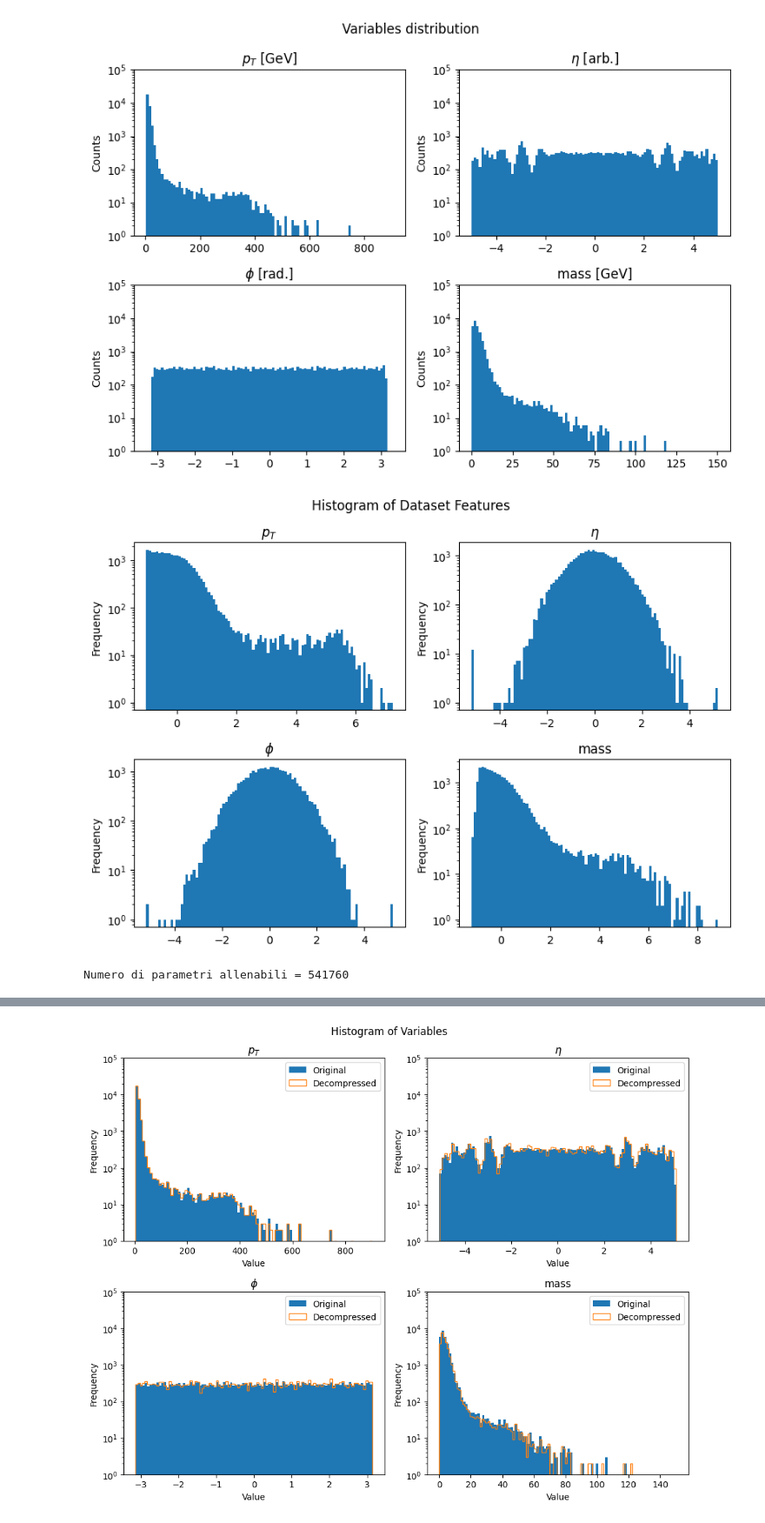
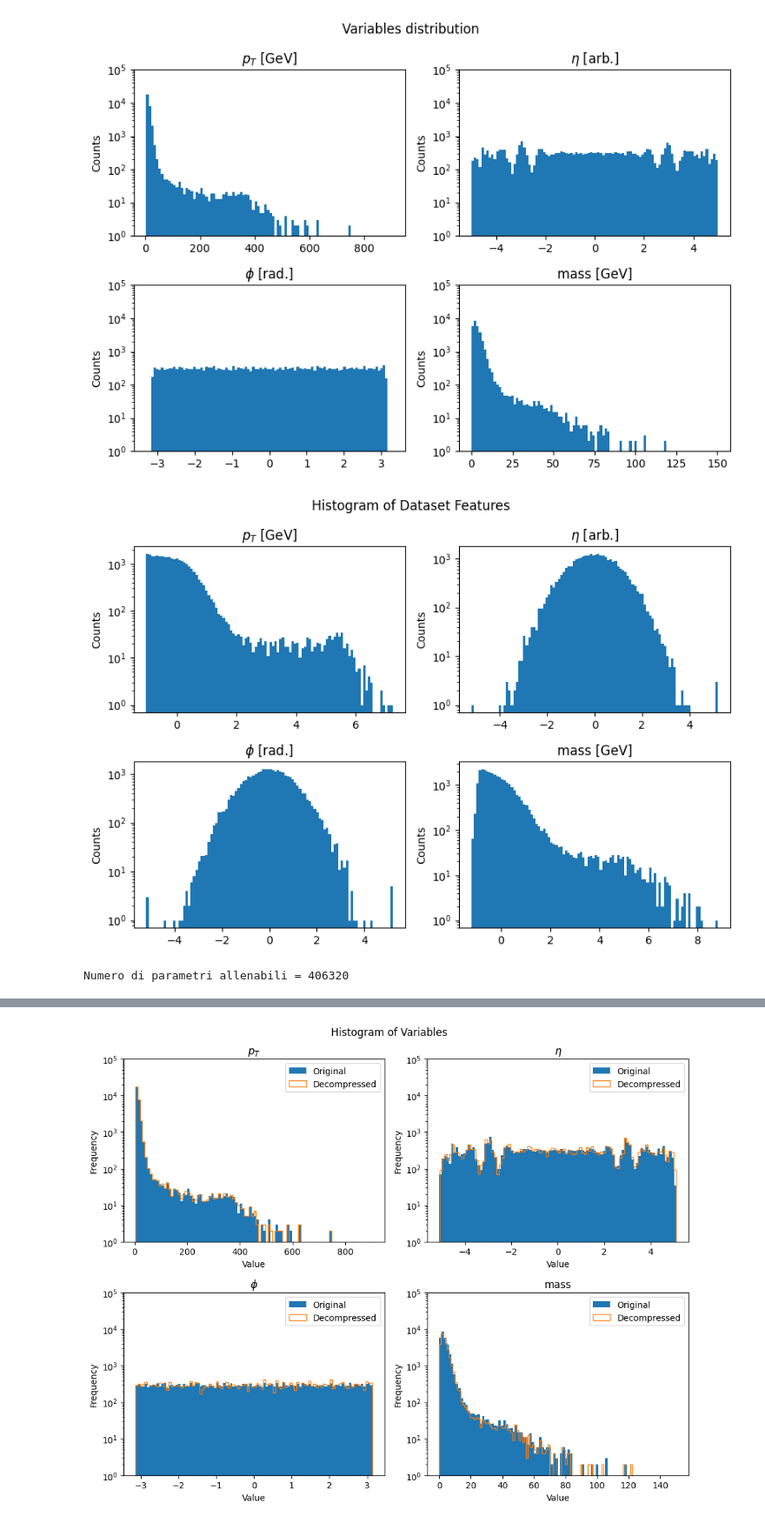
Before and after one commit to igordt/CMEPDA, a Jupyter notebook: Originale.ipynb, the cells around one changed output, grey strips where cells are left out. Shown: that part at 87% size. Cells and saved outputs as stored; diff of their text form; code cells hidden in the pictures.

Commit message:
defined preprocessor and compressor classes and model flow

```diff
--- a/Originale.ipynb
+++ b/Originale.ipynb
@@ -157,25 +157,6 @@ $\phi$  -1.19218158722  <class 'numpy.float64'>
 
 mass    4.52637481689   <class 'numpy.float64'>
 # %%
-my_trans = Trasfo(x,([0,3]),)
-xtr = my_trans().forward()
-
-...
-
-sample = my_trans().backward(sample)
-
-
-
-sample = my_trans()
-
-#Preprocessor
-preprocessor = Preprocessor(x, settings)
-x_preprocessed = preprocessor.forward()
-
-...
-
-x_reconstructed = preprocessor.backward(x_reconstructed_preprocessed)
-
 #Compressor
 
 compressor = Compressor(flow,N)       #devo passare anche x se decido di chiamare la classe Preprocessor dentro la classe Compressor
@@ -220,56 +202,35 @@ fig.savefig('figures/Variables_distribution.pdf',dpi=190)
 # %%
 fig, axs = plt.subplots(2, 2, figsize=(8.5, 6))
 fig.suptitle("Histogram of Dataset Features")
 n_bins = 100
 
 axs[0, 0].hist(xtr[:, 0], bins=n_bins,log=True)
-axs[0, 0].set_title(labels_map[0])
-#axs[0, 0].set_xlabel("Value")
-axs[0, 0].set_ylabel("Frequency")
+axs[0, 0].set_title('{} [GeV]'.format(labels_map[0]))
+axs[0, 0].set_ylabel("Counts")
 
 axs[0, 1].hist(xtr[:, 1], bins=n_bins,log=True)
-axs[0, 1].set_title(labels_map[1])
-#axs[0, 1].set_xlabel("Value")
-axs[0, 1].set_ylabel("Frequency")
+axs[0, 1].set_title('{} [arb.]'.format(labels_map[1]))
+axs[0, 1].set_ylabel("Counts")
 
 axs[1, 0].hist(xtr[:, 2], bins=n_bins,log=True)
-axs[1, 0].set_title(labels_map[2])
-#axs[1, 0].set_xlabel("Value")
-axs[1, 0].set_ylabel("Frequency")
+axs[1, 0].set_title('{} [rad.]'.format(labels_map[2]))
+axs[1, 0].set_ylabel("Counts")
 
 axs[1, 1].hist(xtr[:, 3], bins=n_bins,log=True)
-axs[1, 1].set_title(labels_map[3])
-#axs[1, 1].set_xlabel("Value")
-axs[1, 1].set_ylabel("Frequency")
+axs[1, 1].set_title('{} [GeV]'.format(labels_map[3]))
+axs[1, 1].set_ylabel("Counts")
 
 plt.tight_layout()
 plt.show()
-!mkdir figures
+
 fig.savefig('figures/Variables_distribution_transformed.pdf',dpi=190)
 #mettere unità di misura
 # %% [output]
-[figure, old version]
+[figure, new version]
-# %%
-num_iterations = 8 #andrà messo a 8 su colab
-num_features=4 #just for testing
-
-base_dist = StandardNormal(shape=[num_features])
-
-transforms = []
-for _ in range(num_iterations):
-  transforms.append(RandomPermutation(features=num_features))
-  transforms.append(MaskedAffineAutoregressiveTransform(features=num_features,hidden_features=128))
-
-transform = CompositeTransform(transforms)
-
-flow = Flow(transform, base_dist)
-num_parameters = sum(p.numel() for p in flow.parameters() if p.requires_grad)
-print('Numero di parametri allenabili =',num_parameters)
-optimizer = optim.Adam(flow.parameters())
-
-flow = flow.to('cuda')
-# %% [output]
-Numero di parametri allenabili = 541760
+# %%
+flow, optimizer = model_definer(num_features=num_features, num_iterations=6, hidden_features=128)
+# %% [output]
+Numero di parametri allenabili = 406320
 # %%
 epochs = 1000 #andrà messo a 10000 su colab
 
```
Also changed, not shown: parts of 11 cells of this notebook, 3 other files.
